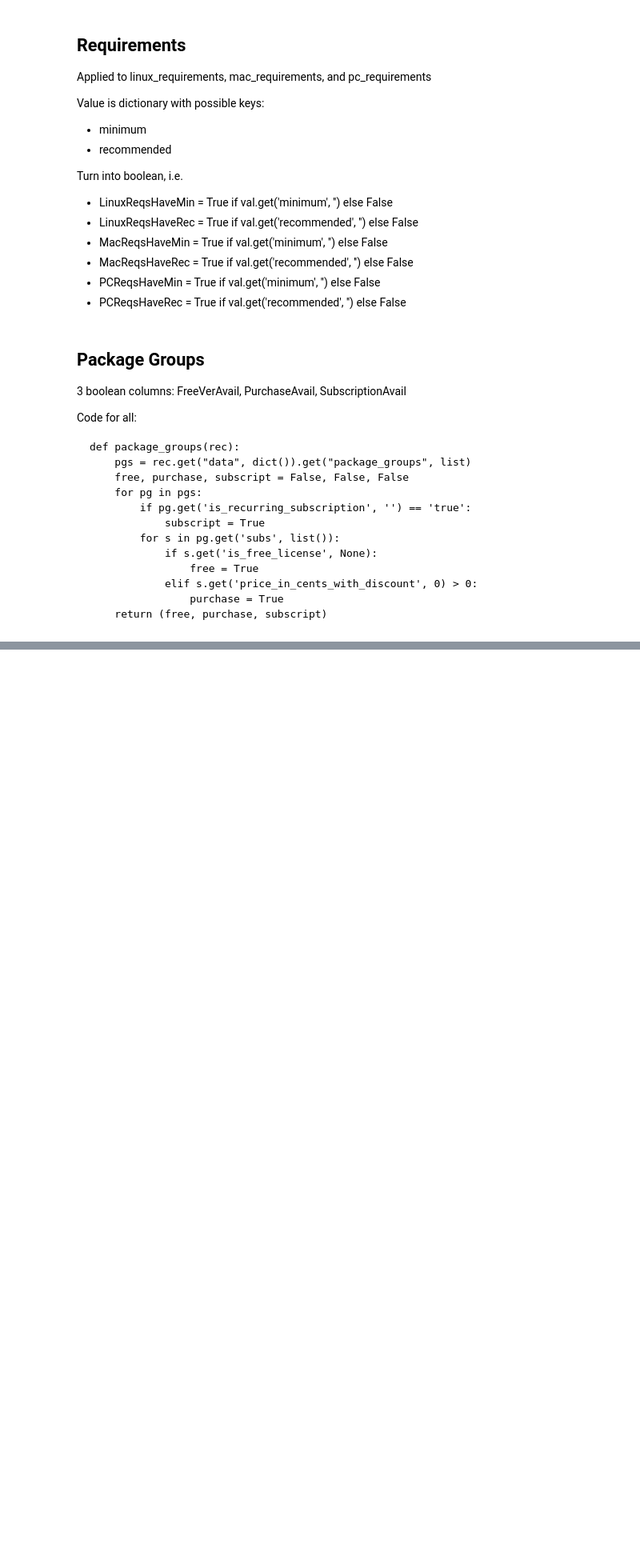
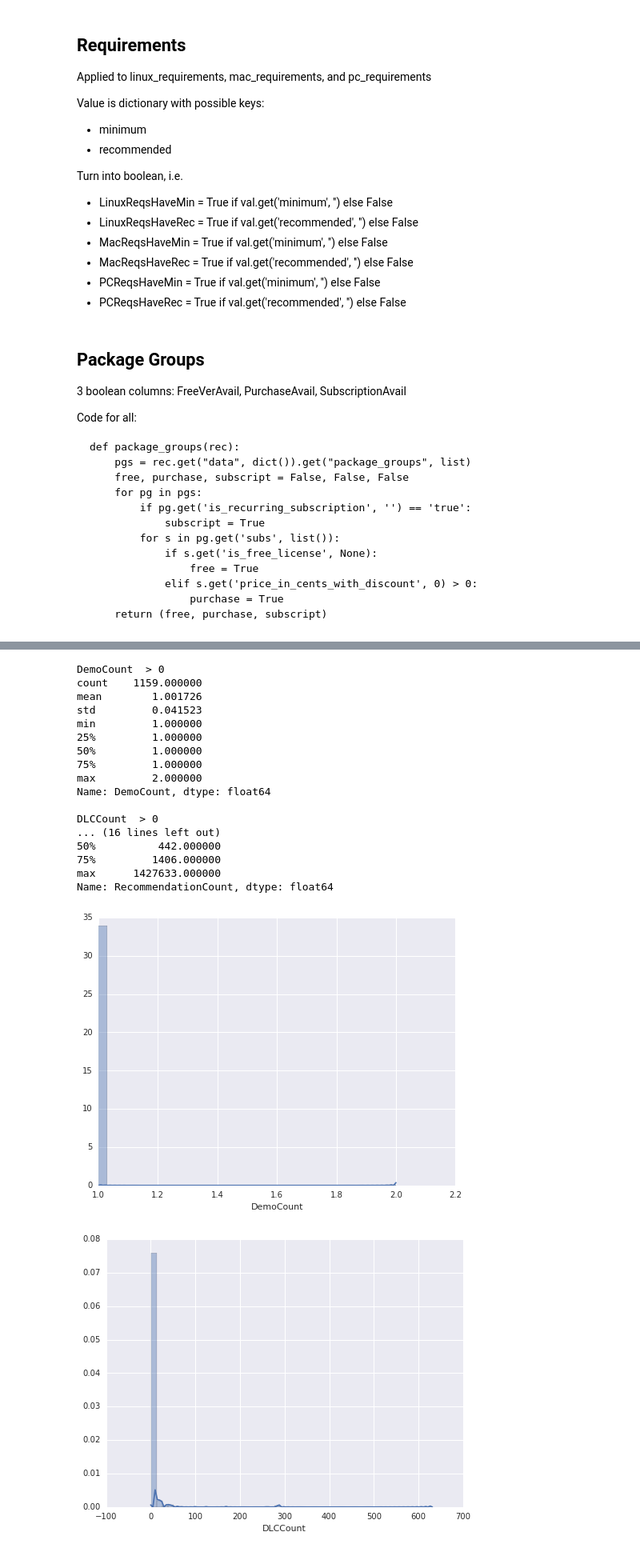
Before and after one commit to CraigKelly/steam-data, a Jupyter notebook: data/CSV Field Work.ipynb, the cells around one changed output, grey strips where cells are left out. Shown at 80% size. Drawn from its saved outputs; the diff is of its cells as text; code cells hidden in the pictures; blank space fills up the shorter version.

```diff
--- a/data/CSV Field Work.ipynb
+++ b/data/CSV Field Work.ipynb
@@ -213,0 +244,31 @@ gf.head()
+# %%
+def invest(cname):
+    print(cname, " > 0")
+    nums = gf[gf[cname] > 0][cname]
+    print(nums.describe())
+    plt.figure(figsize=(8,6))
+    sea.distplot(nums)
+    print("")
+invest("DemoCount")
+invest("DLCCount")
+invest("RecommendationCount")
+# %% [output]
+DemoCount  > 0
+count    1159.000000
+mean        1.001726
+std         0.041523
+min         1.000000
+25%         1.000000
+50%         1.000000
+75%         1.000000
+max         2.000000
+Name: DemoCount, dtype: float64
+
+DLCCount  > 0
+... (16 lines left out)
+50%          442.000000
+75%         1406.000000
+max      1427633.000000
+Name: RecommendationCount, dtype: float64
+[figure, added]
+[figure, added]
```
Also changed, not shown: parts of 4 cells of this notebook, 1 other file.
